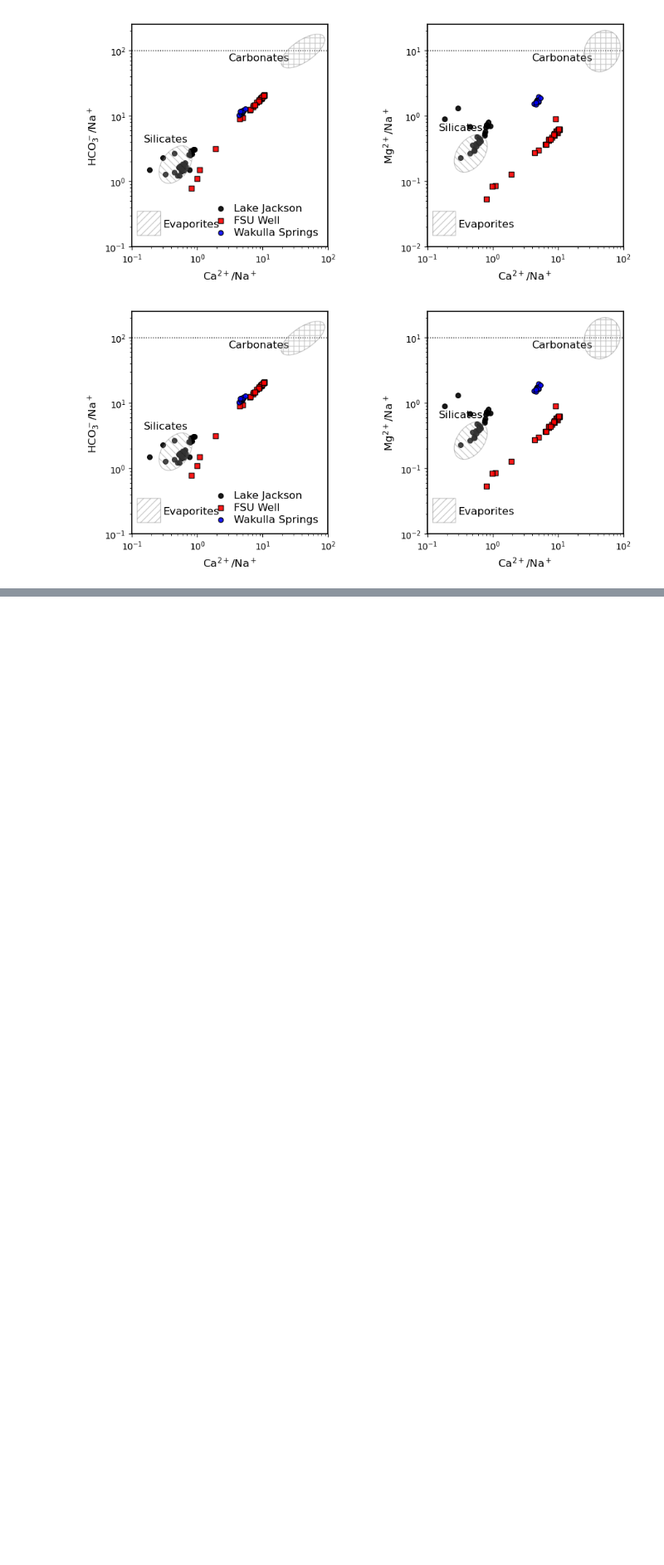
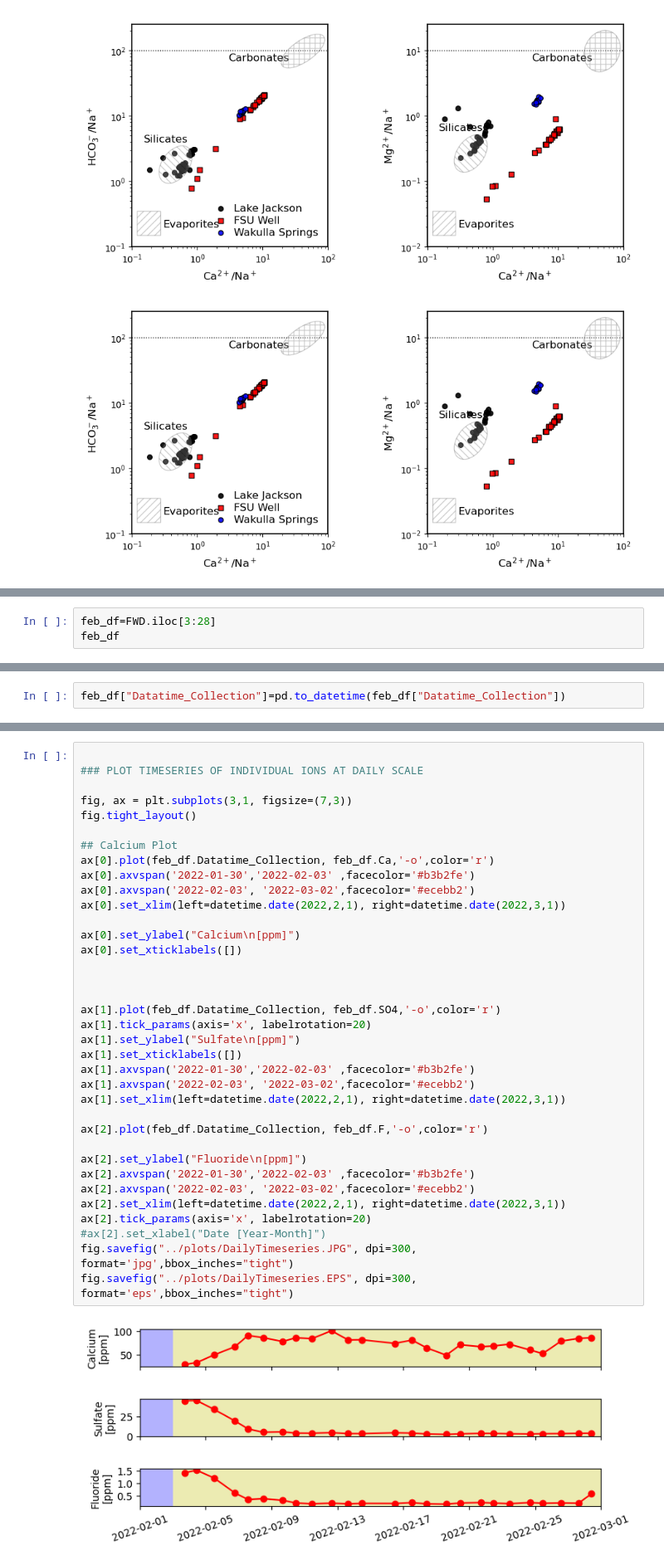
Before and after one commit to kylecompare/Hydrochemcial_SinkholeDryDown, a Jupyter notebook: code/01_WaterQuality.ipynb, the cells around one changed output, grey strips where cells are left out. Shown at 83% size. Cells and saved outputs as stored; diff of their text form; blank space fills up the shorter version.

```diff
--- a/code/01_WaterQuality.ipynb
+++ b/code/01_WaterQuality.ipynb
@@ -226,0 +306,3 @@ Gaillardet plot created. Saving it to C:\Users\kylec\OneDrive - Florida State Un
+# %%
+feb_df=FWD.iloc[3:28]
+feb_df
@@ -226,0 +328,2 @@ Gaillardet plot created. Saving it to C:\Users\kylec\OneDrive - Florida State Un
+# %%
+feb_df["Datatime_Collection"]=pd.to_datetime(feb_df["Datatime_Collection"])
@@ -226,0 +336,38 @@ Gaillardet plot created. Saving it to C:\Users\kylec\OneDrive - Florida State Un
+# %%
+
+### PLOT TIMESERIES OF INDIVIDUAL IONS AT DAILY SCALE
+
+fig, ax = plt.subplots(3,1, figsize=(7,3))
+fig.tight_layout()
+
+## Calcium Plot
+ax[0].plot(feb_df.Datatime_Collection, feb_df.Ca,'-o',color='r')
+ax[0].axvspan('2022-01-30','2022-02-03' ,facecolor='#b3b2fe')
+ax[0].axvspan('2022-02-03', '2022-03-02',facecolor='#ecebb2')
+ax[0].set_xlim(left=datetime.date(2022,2,1), right=datetime.date(2022,3,1))
+
+ax[0].set_ylabel("Calcium\n[ppm]")
+ax[0].set_xticklabels([])
+
+
+
+ax[1].plot(feb_df.Datatime_Collection, feb_df.SO4,'-o',color='r')
+ax[1].tick_params(axis='x', labelrotation=20)
+ax[1].set_ylabel("Sulfate\n[ppm]")
+ax[1].set_xticklabels([])
+ax[1].axvspan('2022-01-30','2022-02-03' ,facecolor='#b3b2fe')
+ax[1].axvspan('2022-02-03', '2022-03-02',facecolor='#ecebb2')
+ax[1].set_xlim(left=datetime.date(2022,2,1), right=datetime.date(2022,3,1))
+
+ax[2].plot(feb_df.Datatime_Collection, feb_df.F,'-o',color='r')
+
+ax[2].set_ylabel("Fluoride\n[ppm]")
+ax[2].axvspan('2022-01-30','2022-02-03' ,facecolor='#b3b2fe')
+ax[2].axvspan('2022-02-03', '2022-03-02',facecolor='#ecebb2')
+ax[2].set_xlim(left=datetime.date(2022,2,1), right=datetime.date(2022,3,1))
+ax[2].tick_params(axis='x', labelrotation=20)
+#ax[2].set_xlabel("Date [Year-Month]")
+fig.savefig("../plots/DailyTimeseries.JPG", dpi=300, format='jpg',bbox_inches="tight")
+fig.savefig("../plots/DailyTimeseries.EPS", dpi=300, format='eps',bbox_inches="tight")
+# %% [output]
+[figure, added]
```
Also changed, not shown: parts of 10 cells of this notebook, 5 other files.
